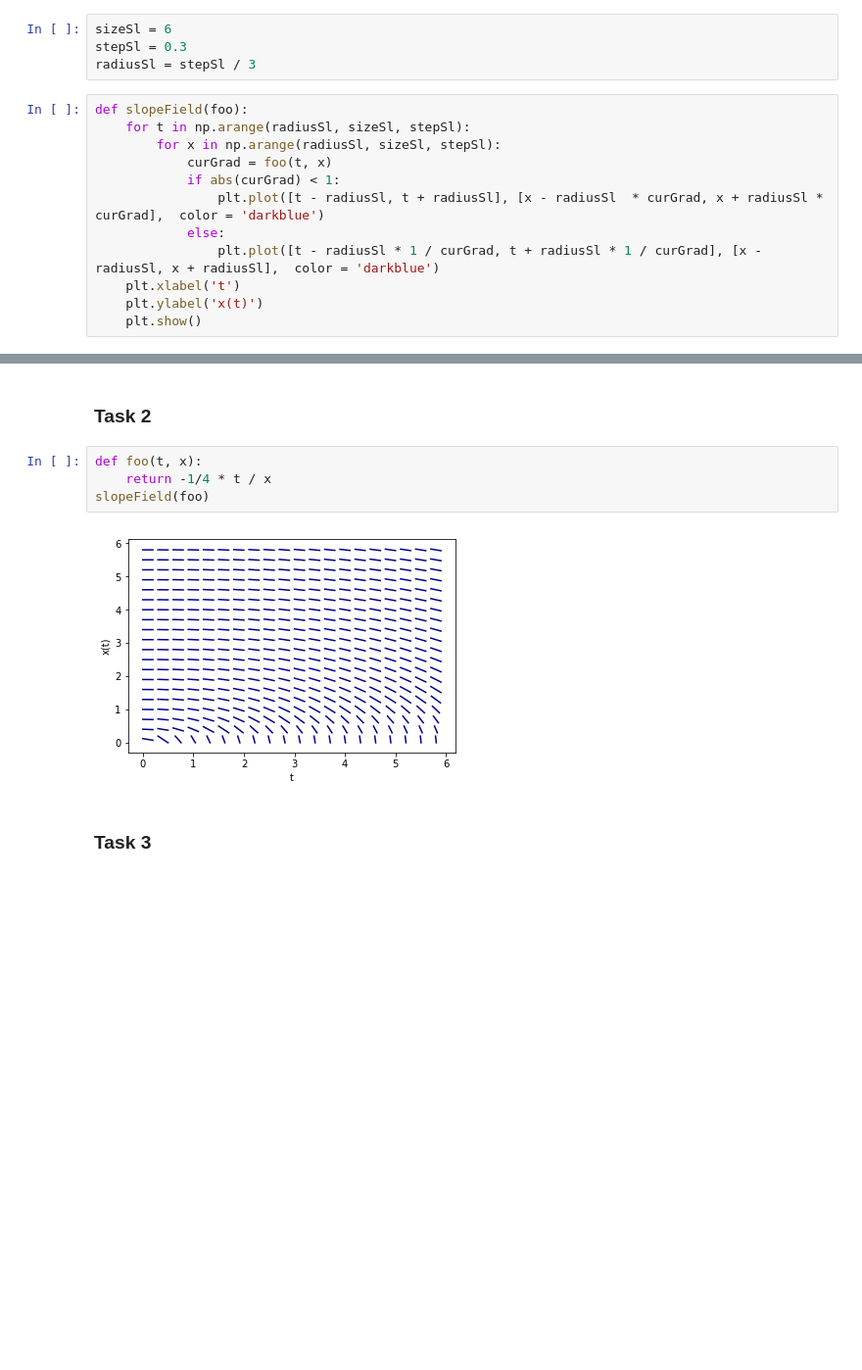
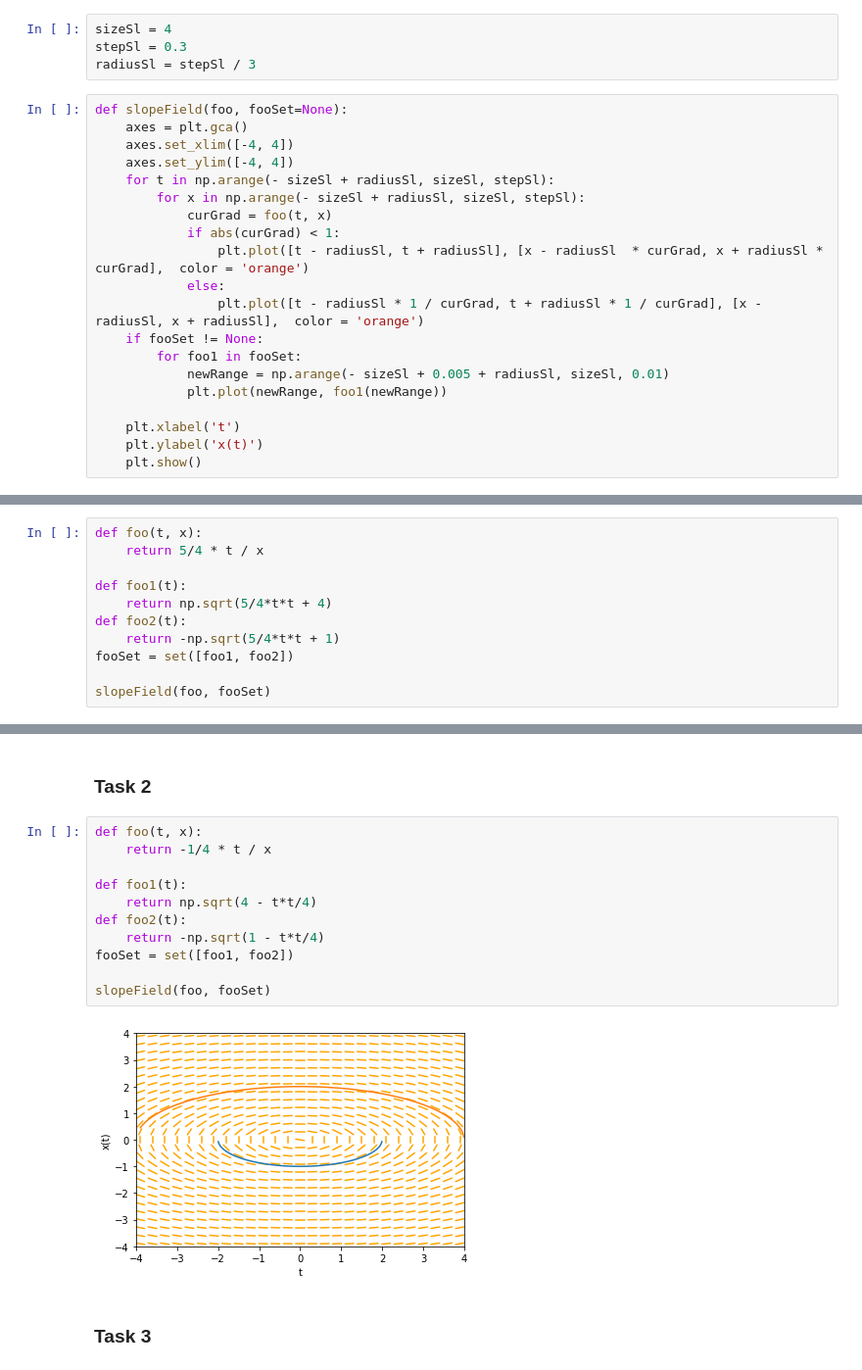
Before and after one commit to peinrules/differential_equations, a Jupyter notebook: Slope_fields.ipynb, the cells around one changed output, grey strips where cells are left out. Shown at 98% size. Saved outputs shown, nothing was run; the diff lists cells and outputs as text; blank space fills up the shorter version.

```diff
--- a/Slope_fields.ipynb
+++ b/Slope_fields.ipynb
@@ -4,16 +6,24 @@ import matplotlib.pyplot as plt
 # %%
-sizeSl = 6
+sizeSl = 4
 stepSl = 0.3
 radiusSl = stepSl / 3
 # %%
-def slopeField(foo):
-    for t in np.arange(radiusSl, sizeSl, stepSl):
-        for x in np.arange(radiusSl, sizeSl, stepSl):
+def slopeField(foo, fooSet=None):
+    axes = plt.gca()
+    axes.set_xlim([-4, 4])
+    axes.set_ylim([-4, 4])
+    for t in np.arange(- sizeSl + radiusSl, sizeSl, stepSl):
+        for x in np.arange(- sizeSl + radiusSl, sizeSl, stepSl):
             curGrad = foo(t, x)
             if abs(curGrad) < 1:
-                plt.plot([t - radiusSl, t + radiusSl], [x - radiusSl  * curGrad, x + radiusSl * curGrad],  color = 'darkblue')
+                plt.plot([t - radiusSl, t + radiusSl], [x - radiusSl  * curGrad, x + radiusSl * curGrad],  color = 'orange')
             else:
-                plt.plot([t - radiusSl * 1 / curGrad, t + radiusSl * 1 / curGrad], [x - radiusSl, x + radiusSl],  color = 'darkblue')
+                plt.plot([t - radiusSl * 1 / curGrad, t + radiusSl * 1 / curGrad], [x - radiusSl, x + radiusSl],  color = 'orange')
+    if fooSet != None:
+        for foo1 in fooSet:
+            newRange = np.arange(- sizeSl + 0.005 + radiusSl, sizeSl, 0.01)
+            plt.plot(newRange, foo1(newRange))
+
     plt.xlabel('t')
     plt.ylabel('x(t)')
     plt.show()
@@ -56,0 +86,11 @@ slopeField(foo)
+# %%
+def foo(t, x):
+    return 5/4 * t / x
+
+def foo1(t):
+    return np.sqrt(5/4*t*t + 4)
+def foo2(t):
+    return -np.sqrt(5/4*t*t + 1)
+fooSet = set([foo1, foo2])
+
+slopeField(foo, fooSet)
@@ -59,8 +101,15 @@ slopeField(foo)
 # %%
 def foo(t, x):
     return -1/4 * t / x
-slopeField(foo)
+
+def foo1(t):
+    return np.sqrt(4 - t*t/4)
+def foo2(t):
+    return -np.sqrt(1 - t*t/4)
+fooSet = set([foo1, foo2])
+
+slopeField(foo, fooSet)
 # %% [output]
-[figure, old version]
+[figure, new version]
 # %% [markdown]
 ### Task 3
```
Also changed, not shown: parts of 16 cells of this notebook.
